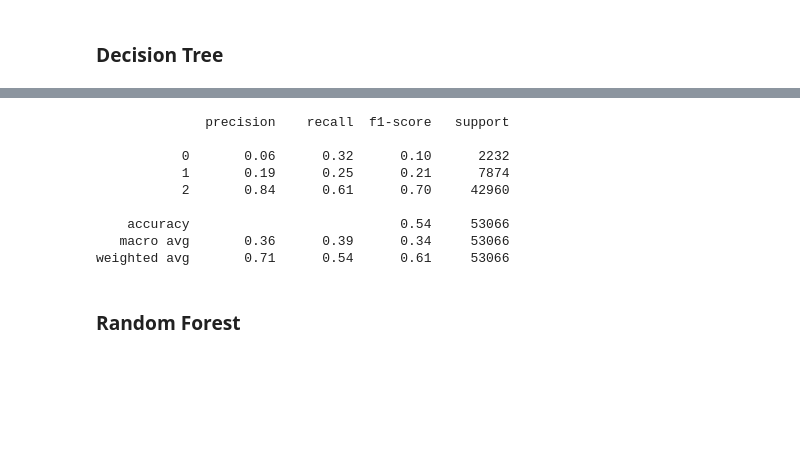
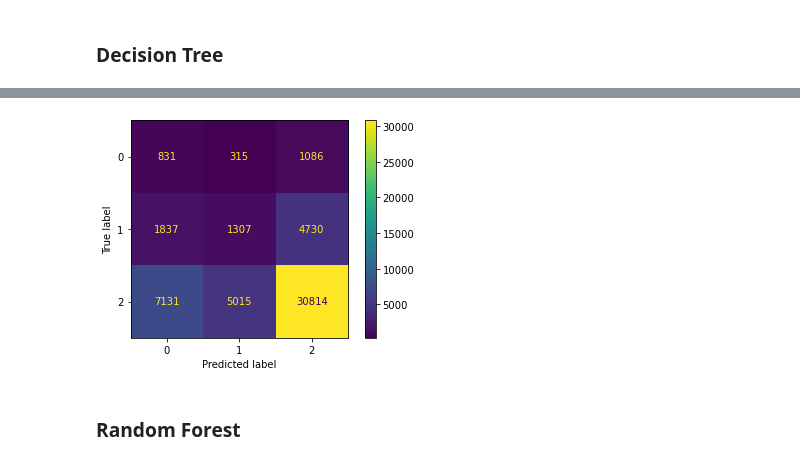
Before and after one commit to Benjamin2817/NYC_Tree_Health_Classification, a Jupyter notebook: 04_Modeling.ipynb, the cells around one changed output, grey strips where cells are left out. Saved outputs shown, nothing was run; the diff lists cells and outputs as text; code cells hidden in the pictures; blank space fills up the shorter version.

```diff
--- a/04_Modeling.ipynb
+++ b/04_Modeling.ipynb
@@ -77,7 +139,7 @@ dt_param_grid = {
     'min_samples_split': [2, 5, 10],
 }
 # %%
-dt_grid_search = GridSearchCV(DecisionTreeClassifier(random_state=42), dt_param_grid, cv=3, n_jobs=-1)
+dt_grid_search = GridSearchCV(DecisionTreeClassifier(class_weight='balanced', random_state=42), dt_param_grid, cv=3, n_jobs=-1)
 dt_grid_search = dt_grid_search.fit(X_train, y_train.values.ravel())
 # %%
 dt_grid_search.best_params_
@@ -89,14 +151,8 @@ dt_grid_search.best_params_
 # %%
-dt_classifier_best_params = DecisionTreeClassifier(criterion=dt_grid_search.best_params_['criterion'],
+## Initialize decision tree classifier with hyperparameters determined by gridsearch
+dt_classifier_best_params = DecisionTreeClassifier(class_weight='balanced',
+                                                   criterion=dt_grid_search.best_params_['criterion'],
                                                    max_depth=dt_grid_search.best_params_['max_depth'],
                                                    min_samples_leaf=dt_grid_search.best_params_['min_samples_leaf'],
                                                    min_samples_split=dt_grid_search.best_params_['min_samples_split'],
                                                    random_state=42)
-# %%
-dt_classifier_best_params.fit(X_train, y_train)
-dt_best_parameters_predictions = dt_classifier_best_params.predict(X_test)
-print('Test Scores')
-print(f'Decision Tree Tuned Precision: {score_retriever(y_test, dt_best_parameters_predictions)[0]}')
-print(f'Decision Tree Tuned Recall: {score_retriever(y_test, dt_best_parameters_predictions)[1]}')
-print(f'Decision Tree Tuned Accuracy: {score_retriever(y_test, dt_best_parameters_predictions)[2]}')
-print(f'Decision Tree Tuned F1: {score_retriever(y_test, dt_best_parameters_predictions)[3]}')
@@ -108,0 +159,4 @@ Decision Tree Tuned F1: 60.68094725239429
+# %%
+dt_classifier_best_params.fit(X_train, y_train.values.ravel())
+dt_best_parameters_predictions_trn = dt_classifier_best_params.predict(X_train)
+dt_best_parameters_predictions = dt_classifier_best_params.predict(X_test)
@@ -109,2 +186,6 @@ Decision Tree Tuned F1: 60.68094725239429
+# %%
+ConfusionMatrixDisplay(confusion_matrix=confusion_matrix(y_test, dt_best_parameters_predictions)).plot();
+# %% [output]
+[figure, added]
 # %%
 algorithm_scores = algorithm_scores.append({'Model': 'Decision Tree Tuned',
@@ -116,15 +201,3 @@ algorithm_scores = algorithm_scores.append({'Model': 'Decision Tree Tuned',
-# %%
-print(classification_report(y_test, dt_best_parameters_predictions))
-# %% [output]
-              precision    recall  f1-score   support
-
-           0       0.06      0.32      0.10      2232
-           1       0.19      0.25      0.21      7874
-           2       0.84      0.61      0.70     42960
-
-    accuracy                           0.54     53066
-   macro avg       0.36      0.39      0.34     53066
-weighted avg       0.71      0.54      0.61     53066
 # %% [markdown]
 ### Random Forest
 # %%
```
Also changed, not shown: parts of 65 cells of this notebook, 3 other files.
